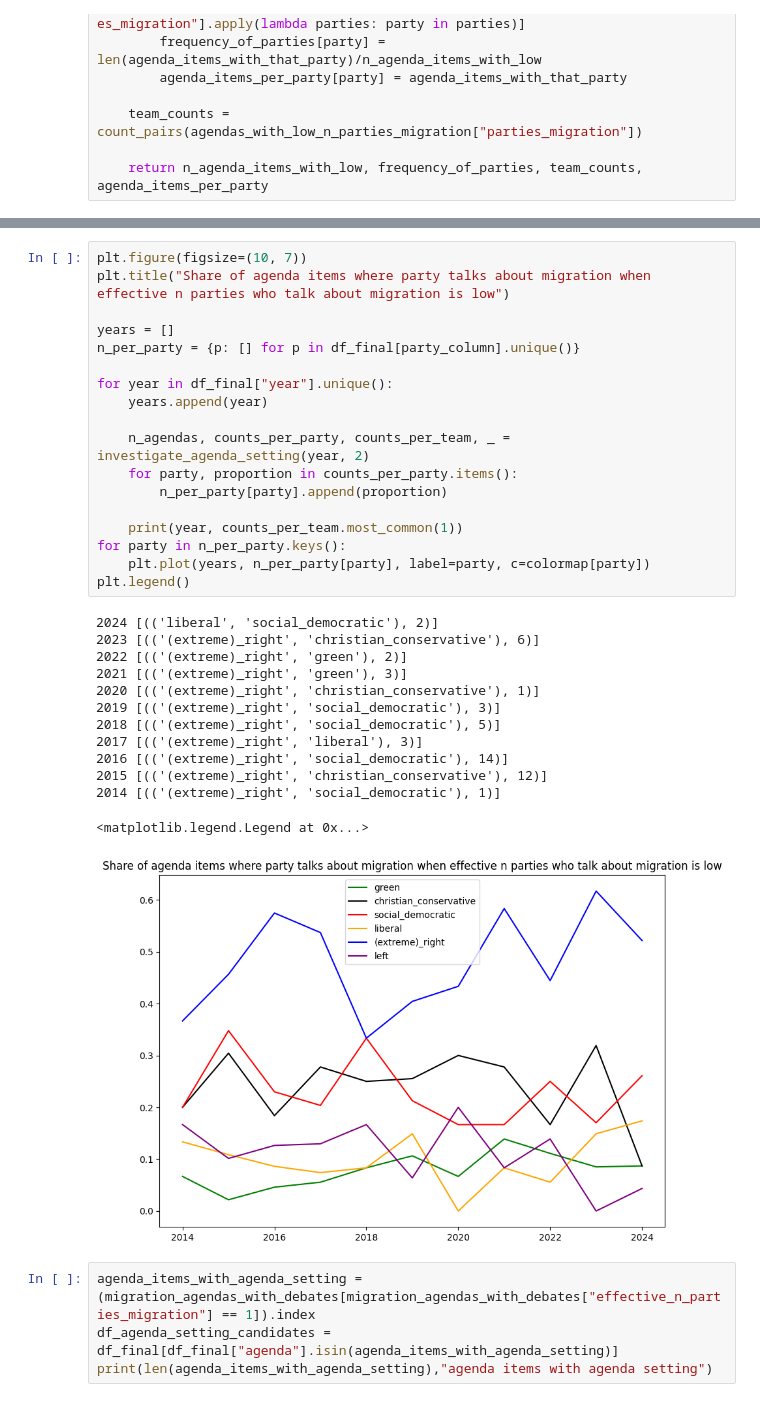
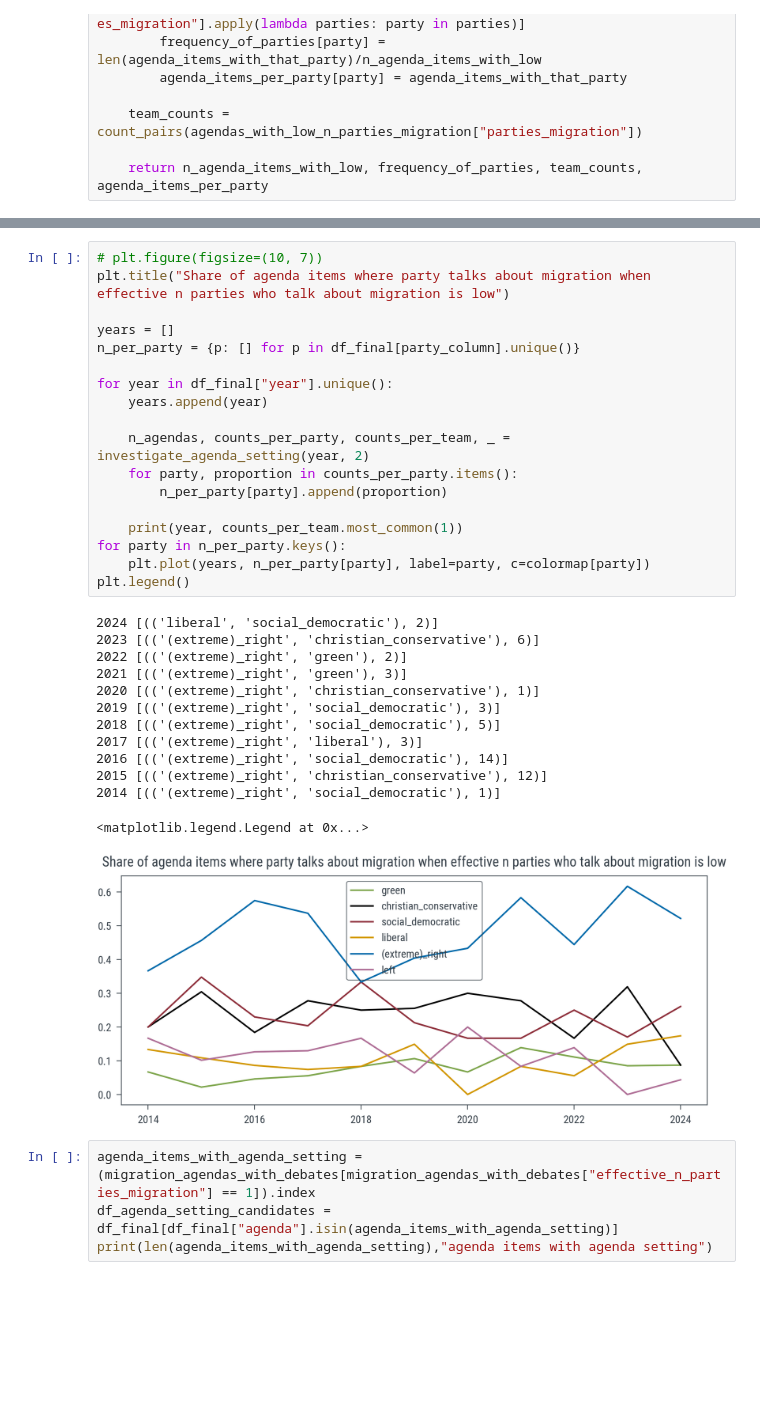
Before and after one commit to derkleinejakob/dataliteracy25, a Jupyter notebook: experiments/q1_agenda_setting.ipynb, the cells around one changed output, grey strips where cells are left out. Cells and saved outputs as stored; diff of their text form; blank space fills up the shorter version.

```diff
--- a/experiments/q1_agenda_setting.ipynb
+++ b/experiments/q1_agenda_setting.ipynb
@@ -233,37 +231,37 @@ Parties talking about migration: green (1)
         Madam President, I rise to express my consternation that the crisis in the pigmeat sector has been put up for debate at 15.00 on a Thursday afternoon. When pig farmers throughout Europe are fa ...
 ================================================== end of agenda item ==================================================
 # %%
-plt.figure(figsize=(10, 7))
+# plt.figure(figsize=(10, 7))
 plt.title("Share of agenda items where party talks about migration when effective n parties who talk about migration is low")
 
 years = []
 n_per_party = {p: [] for p in df_final[party_column].unique()}
 
 for year in df_final["year"].unique():
     years.append(year)
 
     n_agendas, counts_per_party, counts_per_team, _ = investigate_agenda_setting(year, 2)
     for party, proportion in counts_per_party.items():
         n_per_party[party].append(proportion)
 
     print(year, counts_per_team.most_common(1))
 for party in n_per_party.keys():
     plt.plot(years, n_per_party[party], label=party, c=colormap[party])
 plt.legend()
 # %% [output]
 2024 [(('liberal', 'social_democratic'), 2)]
 2023 [(('(extreme)_right', 'christian_conservative'), 6)]
 2022 [(('(extreme)_right', 'green'), 2)]
 2021 [(('(extreme)_right', 'green'), 3)]
 2020 [(('(extreme)_right', 'christian_conservative'), 1)]
 2019 [(('(extreme)_right', 'social_democratic'), 3)]
 2018 [(('(extreme)_right', 'social_democratic'), 5)]
 2017 [(('(extreme)_right', 'liberal'), 3)]
 2016 [(('(extreme)_right', 'social_democratic'), 14)]
 2015 [(('(extreme)_right', 'christian_conservative'), 12)]
 2014 [(('(extreme)_right', 'social_democratic'), 1)]
 <matplotlib.legend.Legend at 0x...>
-[figure, old version]
+[figure, new version]
 # %%
 agenda_items_with_agenda_setting = (migration_agendas_with_debates[migration_agendas_with_debates["effective_n_parties_migration"] == 1]).index
 df_agenda_setting_candidates = df_final[df_final["agenda"].isin(agenda_items_with_agenda_setting)]
```
Also changed, not shown: parts of 4 cells of this notebook, 8 other files.
